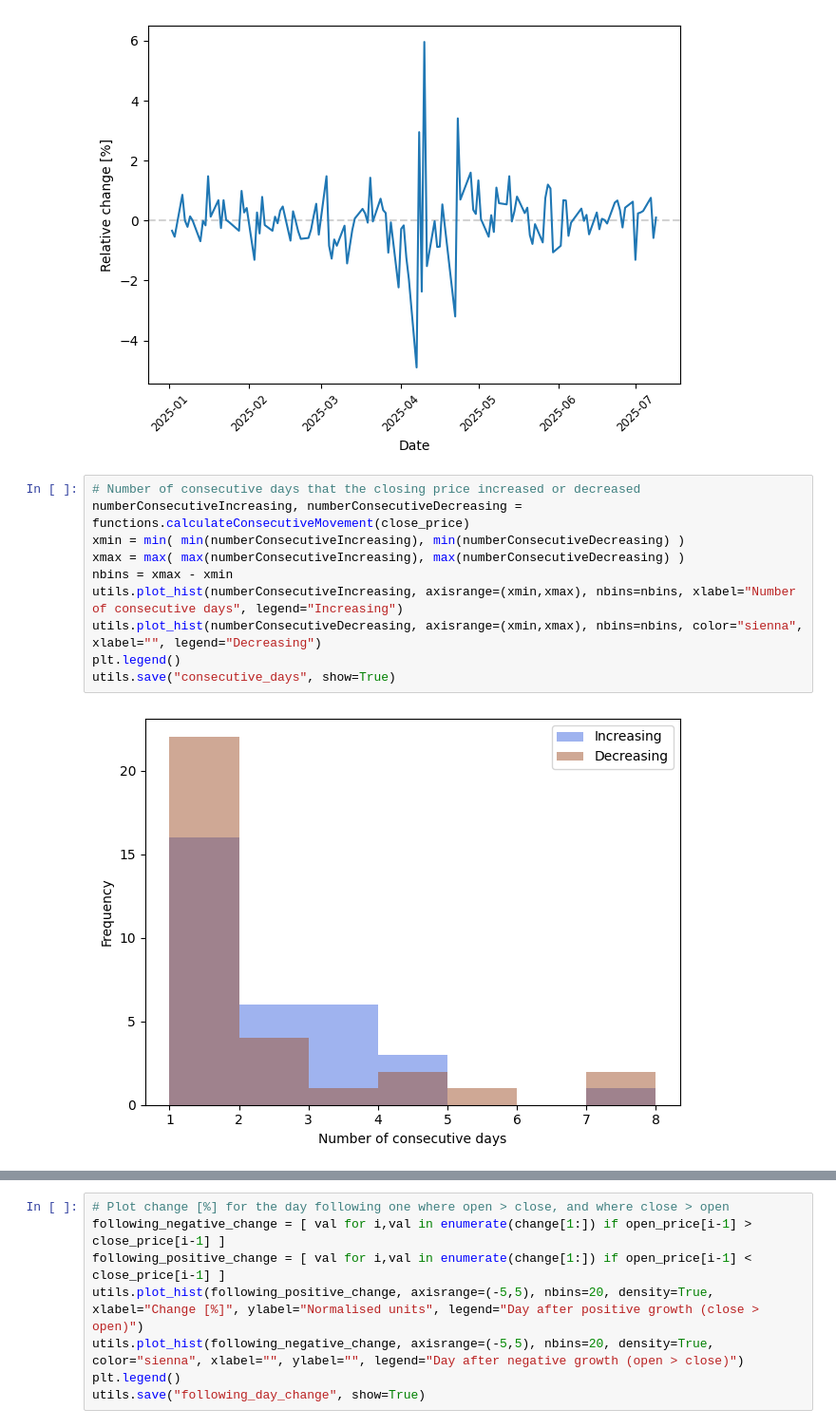
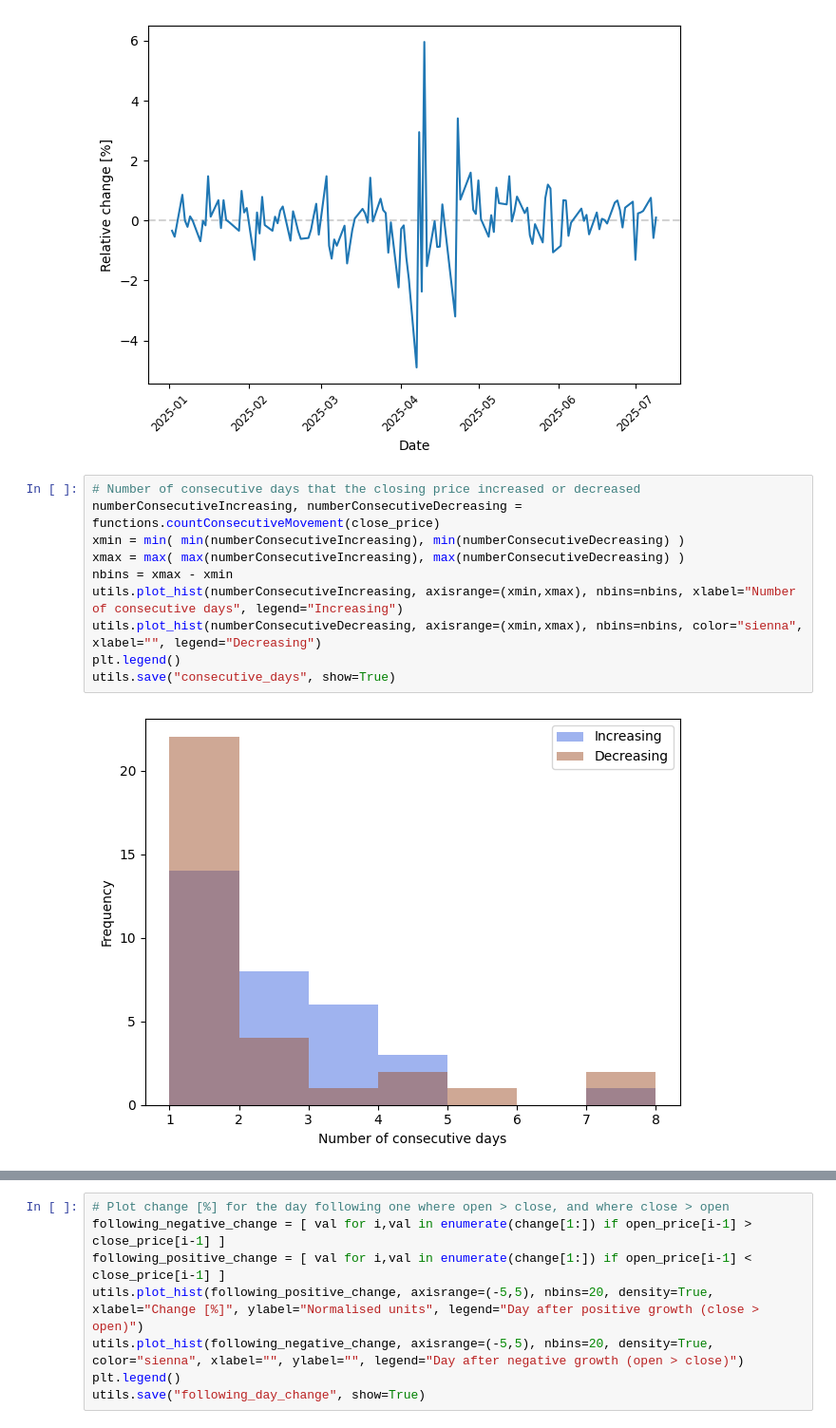
Before and after one commit to edting/historical-price-analysis, a Jupyter notebook: analysis.ipynb, the cells around one changed output, grey strips where cells are left out. Shown at 95% size. Saved outputs shown, nothing was run; the diff lists cells and outputs as text.

Commit message:
Add 2D hist, change consecutive counting logic

```diff
--- a/analysis.ipynb
+++ b/analysis.ipynb
@@ -101,13 +102,13 @@ utils.save("change", show=True)
 [figure]
 # %%
 # Number of consecutive days that the closing price increased or decreased
-numberConsecutiveIncreasing, numberConsecutiveDecreasing = functions.calculateConsecutiveMovement(close_price)
+numberConsecutiveIncreasing, numberConsecutiveDecreasing = functions.countConsecutiveMovement(close_price)
 xmin = min( min(numberConsecutiveIncreasing), min(numberConsecutiveDecreasing) )
 xmax = max( max(numberConsecutiveIncreasing), max(numberConsecutiveDecreasing) )
 nbins = xmax - xmin
 utils.plot_hist(numberConsecutiveIncreasing, axisrange=(xmin,xmax), nbins=nbins, xlabel="Number of consecutive days", legend="Increasing")
 utils.plot_hist(numberConsecutiveDecreasing, axisrange=(xmin,xmax), nbins=nbins, color="sienna", xlabel="", legend="Decreasing")
 plt.legend()
 utils.save("consecutive_days", show=True)
 # %% [output]
-[figure, old version]
+[figure, new version]
```
Also changed, not shown: parts of 2 cells of this notebook, 2 other files.
